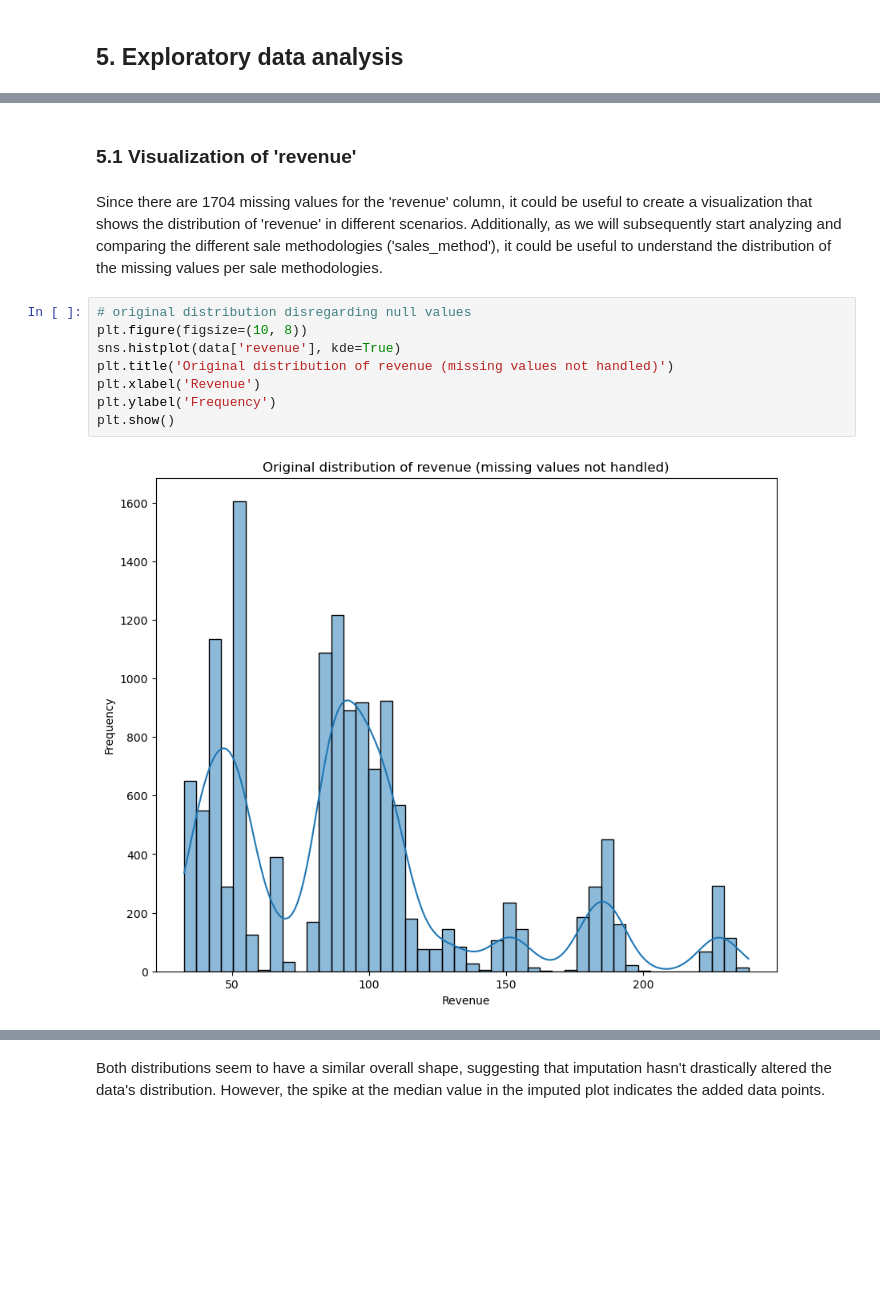
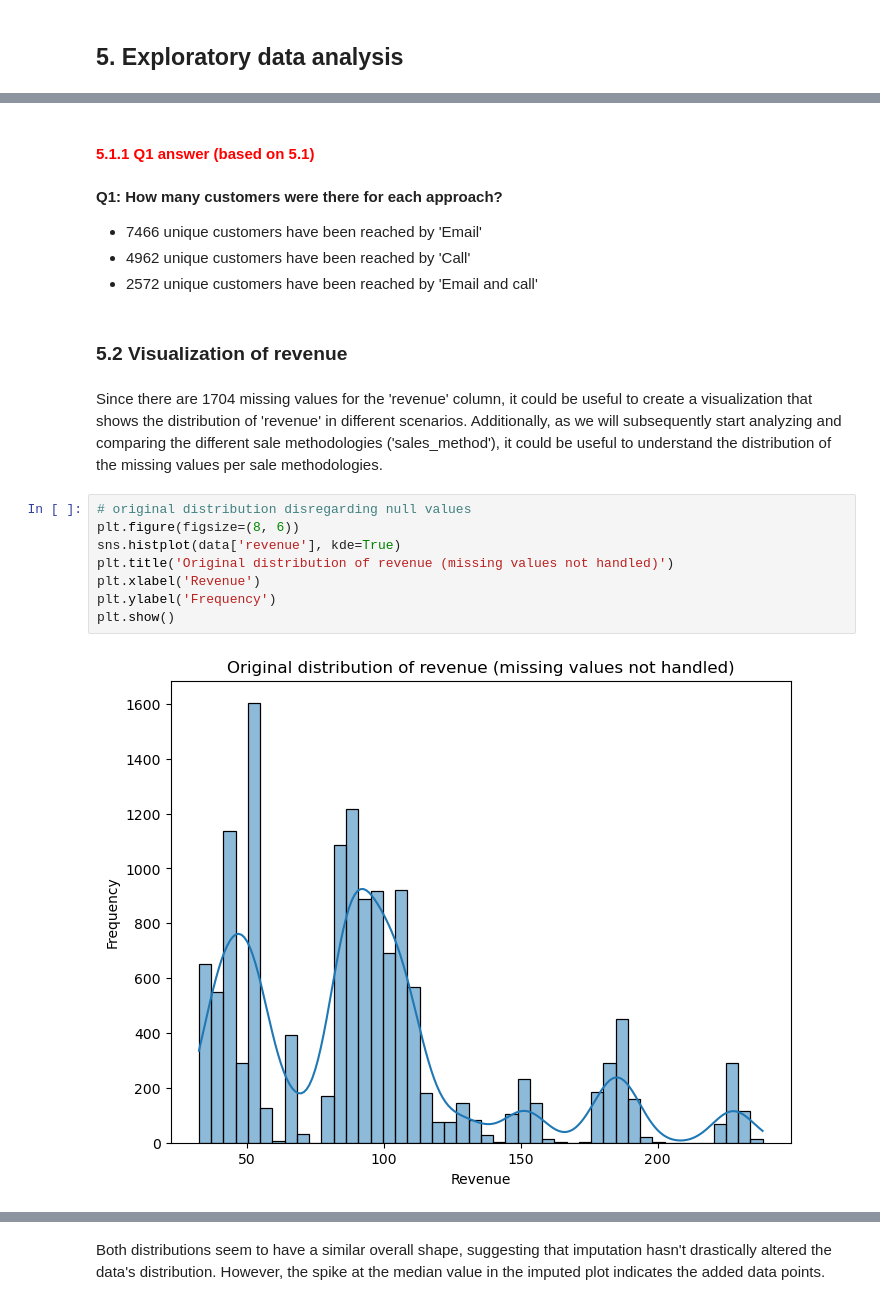
Before and after one commit to mikjf/datacamp_data_analyst_professional_python, a Jupyter notebook: exam_product_sales_analysis.ipynb, the cells around one changed output, grey strips where cells are left out. Cells and saved outputs as stored; diff of their text form; blank space fills up the shorter version.

```diff
--- a/exam_product_sales_analysis.ipynb
+++ b/exam_product_sales_analysis.ipynb
@@ -517,15 +547,23 @@ consistent_format, states_not_in_list
+# %% [markdown]
+#### <span style="color: red;">5.1.1 Q1 answer (based on 5.1)</span>
+# %% [markdown]
+**Q1: How many customers were there for each approach?**
+
+- 7466 unique customers have been reached by 'Email'
+- 4962 unique customers have been reached by 'Call'
+- 2572 unique customers have been reached by 'Email and call'
 # %% [markdown]
-### 5.1 Visualization of 'revenue'
+### 5.2 Visualization of revenue
 # %% [markdown]
 Since there are 1704 missing values for the 'revenue' column, it could be useful to create a visualization that shows the distribution of 'revenue' in different scenarios. Additionally, as we will subsequently start analyzing and comparing the different sale methodologies ('sales_method'), it could be useful to understand the distribution of the missing values per sale methodologies.
 # %%
 # original distribution disregarding null values
-plt.figure(figsize=(10, 8))
+plt.figure(figsize=(8, 6))
 sns.histplot(data['revenue'], kde=True)
 plt.title('Original distribution of revenue (missing values not handled)')
 plt.xlabel('Revenue')
 plt.ylabel('Frequency')
 plt.show()
 # %% [output]
-[figure, old version]
+[figure, new version]
 # %% [markdown]
```
Also changed, not shown: parts of 54 cells of this notebook, 1 other file.
